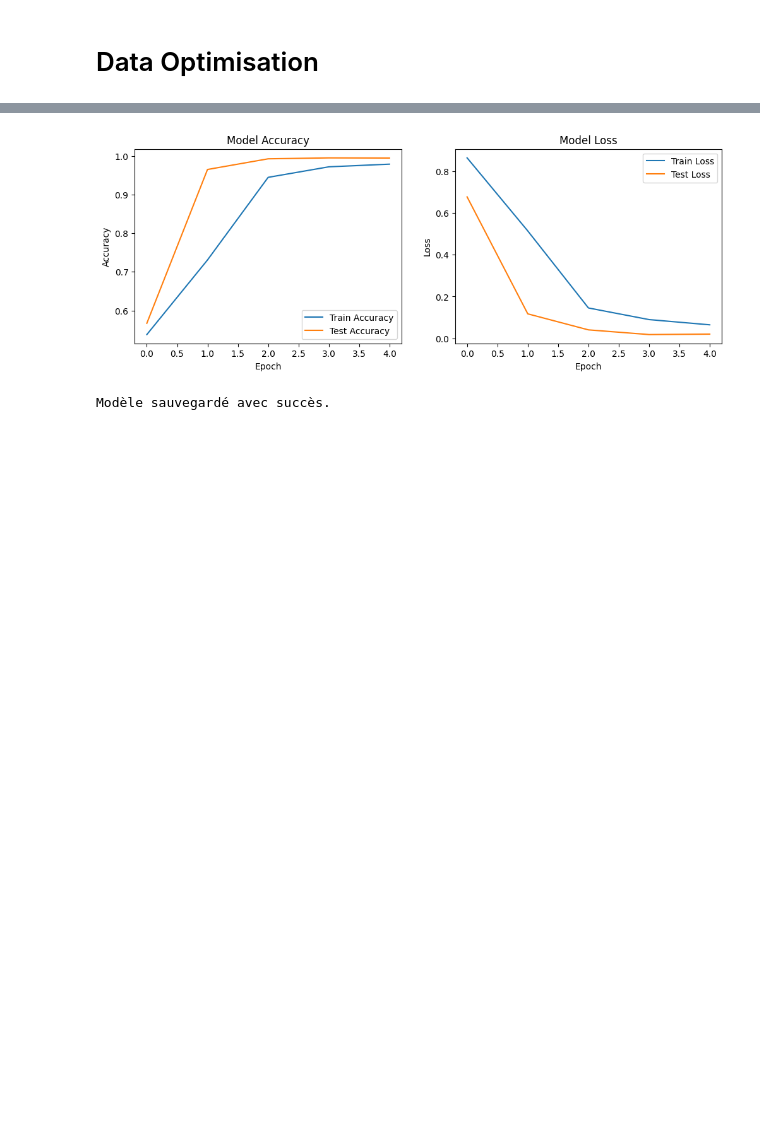
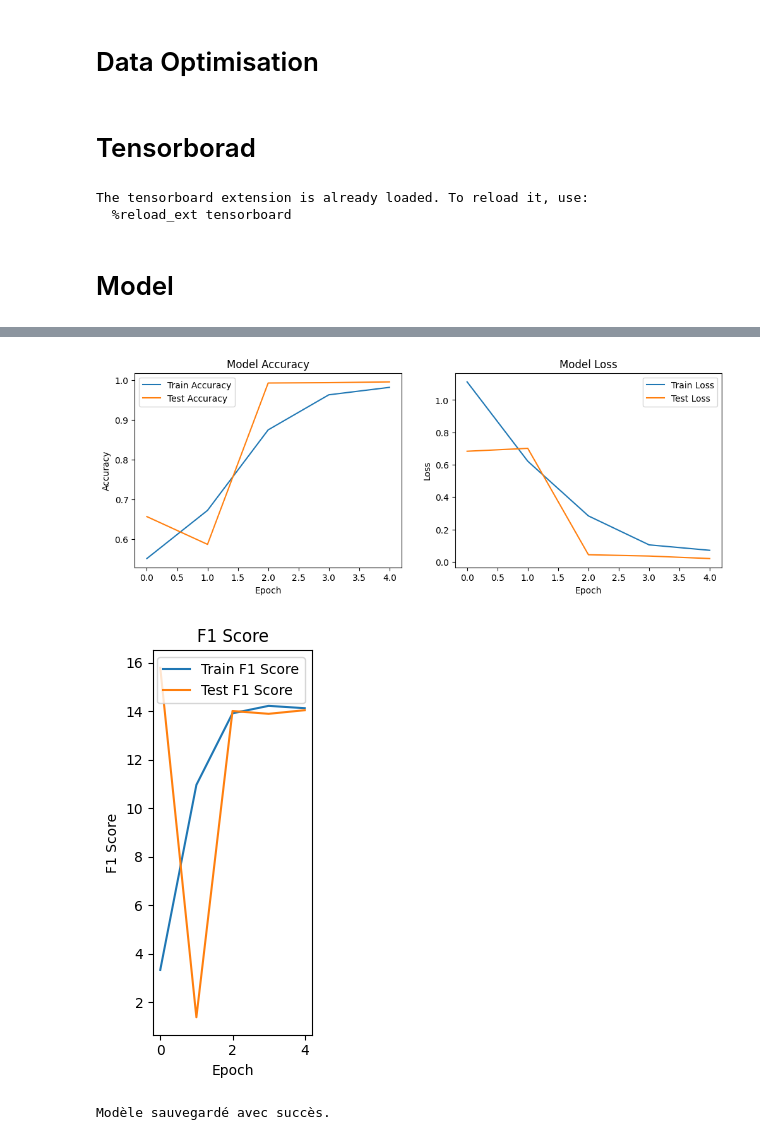
Before and after one commit to AntoineLvs/ia-data, a Jupyter notebook: train_glasses_model.ipynb, the cells around one changed output, grey strips where cells are left out. Cells and saved outputs as stored; diff of their text form; code cells hidden in the pictures; blank space fills up the shorter version.

Commit message:
tried f1 score with tensorflow

```diff
--- a/train_glasses_model.ipynb
+++ b/train_glasses_model.ipynb
@@ -145,6 +147,45 @@ data_augmentation = tf.keras.Sequential(
         0.1),
   ]
 )
+# %% [markdown]
+# Tensorborad
+# %%
+
+# Load the TensorBoard notebook extension
+#os.environ['TENSORBOARD_BINARY'] = 'C:/Users/vince/PycharmProjects/ProjetDataScientist/.venv/Lib/site-packages/tensorboard'
+%load_ext tensorboard
+import tensorflow as tf
+import datetime
+log_dir = "logs/fit/" + datetime.datetime.now().strftime("%Y%m%d-%H%M%S")
+tensorboard_callback = tf.keras.callbacks.TensorBoard(log_dir=log_dir, histogram_freq=1)
+# %% [output]
+The tensorboard extension is already loaded. To reload it, use:
+  %reload_ext tensorboard
+# %% [markdown]
+# Model
+# %%
+
+def f1_score(y_true, y_pred):
+    # Convert predictions to binary (0 or 1)
+    y_pred = tf.cast(tf.greater(y_pred, 0.5), tf.float32)
+
+    # Convert to float for calculations
+    y_true = tf.cast(y_true, tf.float32)
+    y_pred = tf.cast(y_pred, tf.float32)
+
+    # Calculate true positives, false positives, and false negatives
+    true_positives = tf.reduce_sum(y_true * y_pred)
+    predicted_positives = tf.reduce_sum(y_pred)
+    actual_positives = tf.reduce_sum(y_true)
+
+    # Calculate precision and recall
+    precision = true_positives / (predicted_positives + tf.keras.backend.epsilon())
+    recall = true_positives / (actual_positives + tf.keras.backend.epsilon())
+
+    # Calculate F1 score
+    f1 = 2 * (precision * recall) / (precision + recall + tf.keras.backend.epsilon())
+
+    return f1
 # %%
 
 model = Sequential([
@@ -166,13 +207,14 @@ model = Sequential([
 
 model.compile(optimizer="adam",
               loss='binary_crossentropy', #tf.keras.losses.SparseCategoricalCrossentropy(),
-              metrics=['accuracy'])
+              metrics=['accuracy', f1_score])
 
 history = model.fit(
     #train_experiment,
     train_dataset,
     epochs=5,
-    validation_data=test_dataset
+    validation_data=test_dataset,
+    callbacks=[tensorboard_callback]
 )
 
 plt.figure(figsize=(12, 4))
@@ -193,6 +235,18 @@ plt.ylabel('Loss')
 plt.legend()
 plt.show()
 
+# Add F1 score plot
+plt.subplot(1, 3, 3)
+plt.plot(history.history['f1_score'], label='Train F1 Score')
+plt.plot(history.history['val_f1_score'], label='Test F1 Score')
+plt.title('F1 Score')
+plt.xlabel('Epoch')
+plt.ylabel('F1 Score')
+plt.legend()
+
+plt.tight_layout()
+plt.show()
+
 model.save("glasses_classification_model.keras")
 print("Modèle sauvegardé avec succès.")
 # %% [output]
@@ -209,2 +263,3 @@ Epoch 5/5
-[figure, old version]
+[figure, new version]
+[figure, added]
 Modèle sauvegardé avec succès.
```
Also changed, not shown: parts of 4 cells of this notebook, 1 other file.
